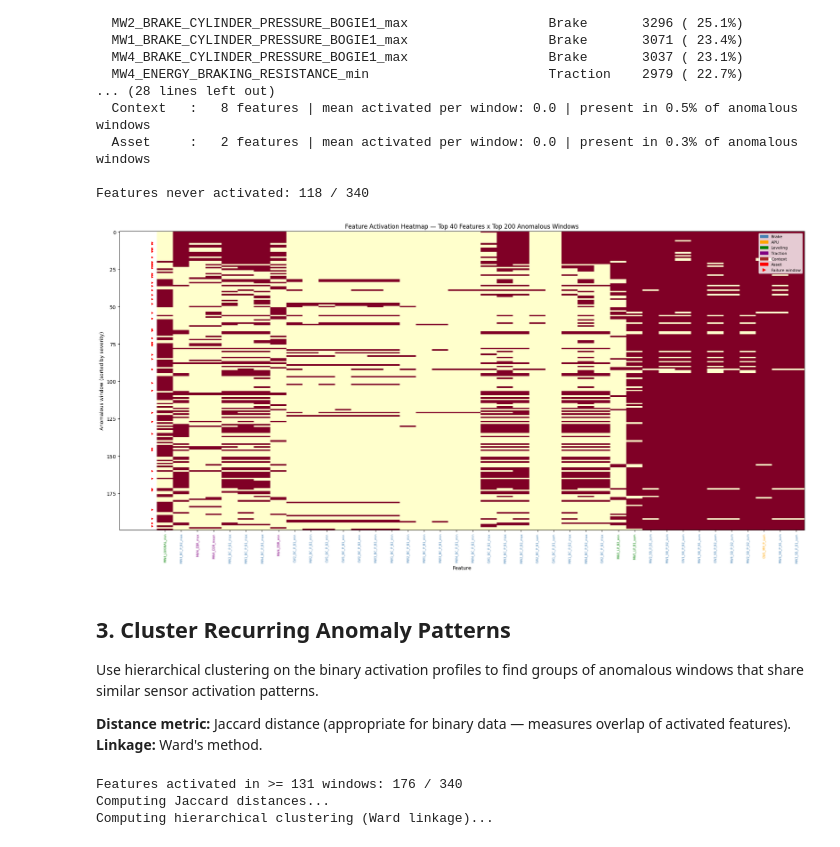
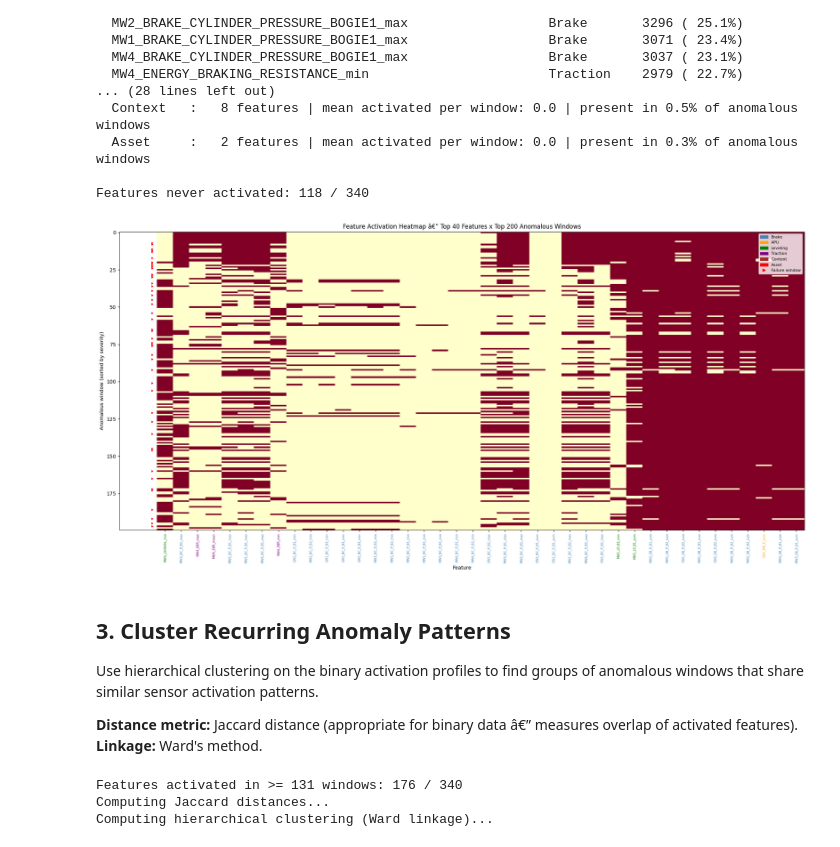
Before and after one commit to Emir515/Kurtulus-thesis, a Jupyter notebook: notebooks/04_anomaly_pattern_discovery.ipynb, the cells around one changed output. Saved outputs shown, nothing was run; the diff lists cells and outputs as text; code cells hidden in the pictures.

```diff
--- a/notebooks/04_anomaly_pattern_discovery.ipynb
+++ b/notebooks/04_anomaly_pattern_discovery.ipynb
@@ -229,41 +229,41 @@ fig, ax = plt.subplots(figsize=(20, 10))
 im = ax.imshow(heatmap_data, aspect='auto', cmap='YlOrRd', interpolation='nearest')
 ax.set_xlabel('Feature')
 ax.set_ylabel('Anomalous window (sorted by severity)')
-ax.set_title(f'Feature Activation Heatmap — Top 40 Features x Top {len(sample_idx)} Anomalous Windows')
+ax.set_title(f'Feature Activation Heatmap â€” Top 40 Features x Top {len(sample_idx)} Anomalous Windows')
 
 # Color-code x-axis by subsystem
 sub_colors = {'Brake': 'steelblue', 'APU': 'orange', 'Leveling': 'green',
               'Traction': 'purple', 'Context': 'brown', 'Asset': 'red'}
 ax.set_xticks(range(len(top40_feats)))
 short_labels = [f.replace('PRESSURE', 'P').replace('BOGIE', 'B').replace('BRAKE_CYLINDER', 'BC')
                 .replace('SPRING_BRAKE', 'SB').replace('PROPORTIONAL_VALVE', 'PV')
                 .replace('PNEUMATIC_BRAKING_FORCE', 'PBF').replace('LOAD_', 'L')
                 .replace('MAIN_RESERVOIR', 'MR').replace('ENERGY_BRAKING_RESISTANCE', 'EBR')
                 for f in top40_feats]
 ax.set_xticklabels(short_labels, rotation=90, fontsize=6)
 for i, sub in enumerate(top40_subs):
     ax.get_xticklabels()[i].set_color(sub_colors.get(sub, 'black'))
 
 # Mark failure windows on y-axis
 fail_rows = anom_meta.iloc[sample_idx]['label'].values
 for i, is_fail in enumerate(fail_rows):
     if is_fail:
         ax.plot(-0.8, i, 'r>', markersize=3)
 
 legend_patches = [Patch(color=c, label=s) for s, c in sub_colors.items()]
 legend_patches.append(plt.Line2D([0], [0], marker='>', color='red', linestyle='', label='Failure window'))
 ax.legend(handles=legend_patches, loc='upper right', fontsize=8)
 
 plt.tight_layout()
 plt.show()
 # %% [output]
-[figure, old version]
+[figure, new version]
 # %% [markdown]
 ## 3. Cluster Recurring Anomaly Patterns
 
 Use hierarchical clustering on the binary activation profiles to find groups of anomalous windows that share similar sensor activation patterns.
 
-**Distance metric:** Jaccard distance (appropriate for binary data — measures overlap of activated features).
+**Distance metric:** Jaccard distance (appropriate for binary data â€” measures overlap of activated features).
 **Linkage:** Ward's method.
 # %%
 # Filter to features that are activated in at least 1% of anomalous windows
```
Also changed, not shown: parts of 15 cells of this notebook.
